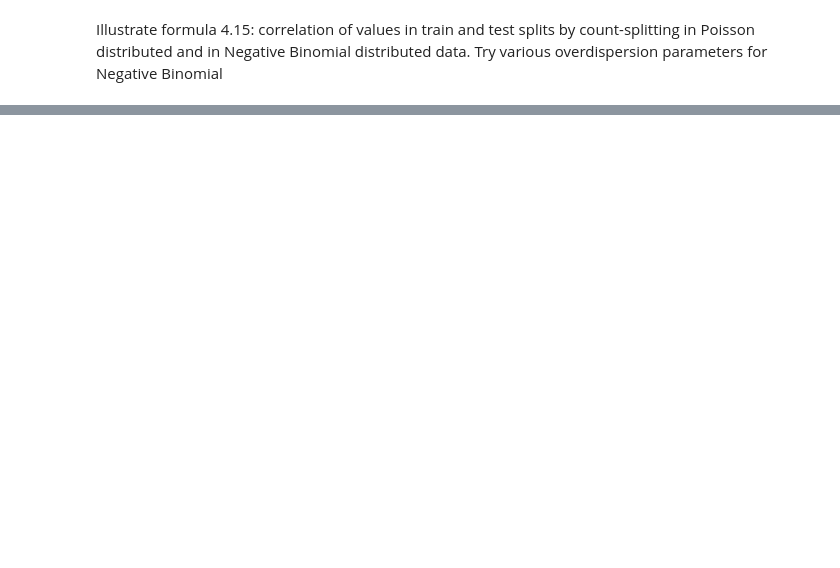
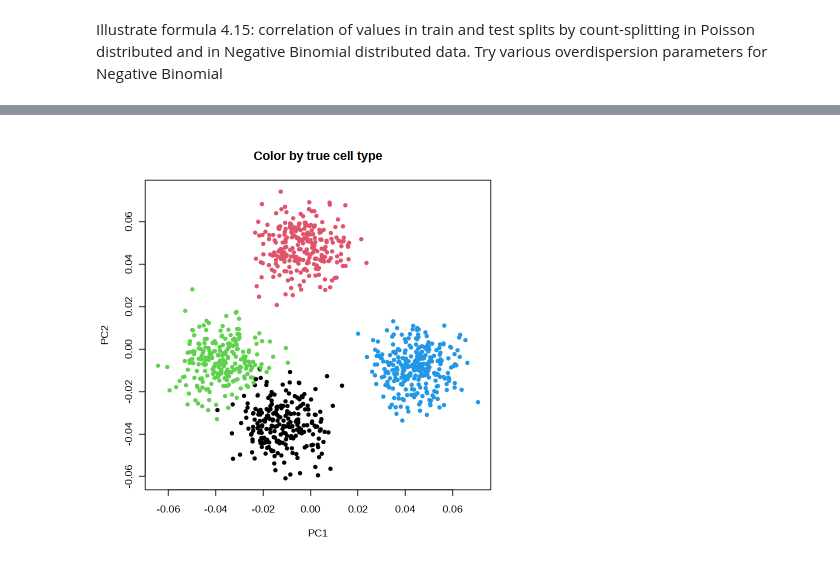
Before and after one commit to Zeyuan-Chen/CountSplitting, a Jupyter notebook: simulation/count-splitting simulation.ipynb, the cells around one changed output, grey strips where cells are left out. Cells and saved outputs as stored; diff of their text form; code cells hidden in the pictures; blank space fills up the shorter version.

```diff
--- a/simulation/count-splitting simulation.ipynb
+++ b/simulation/count-splitting simulation.ipynb
@@ -209,3 +235,8 @@ gcdt <- generateCountData.test
+# %%
+# a more distict 4 celltypes with stronger cellTypeEffects and smaller noise randOffsetSD
+gcdt(Nct=4, randOffsetSD=1, cellTypeEffects=c(-5:5), nplots = 1)
+# %% [output]
+[figure, added]
 # %%
 ## split X so half rows in X1 and other half in X2
 dataSplit <- function(dat, seed=1){
```
Also changed, not shown: parts of 25 cells of this notebook, 3 other files.
